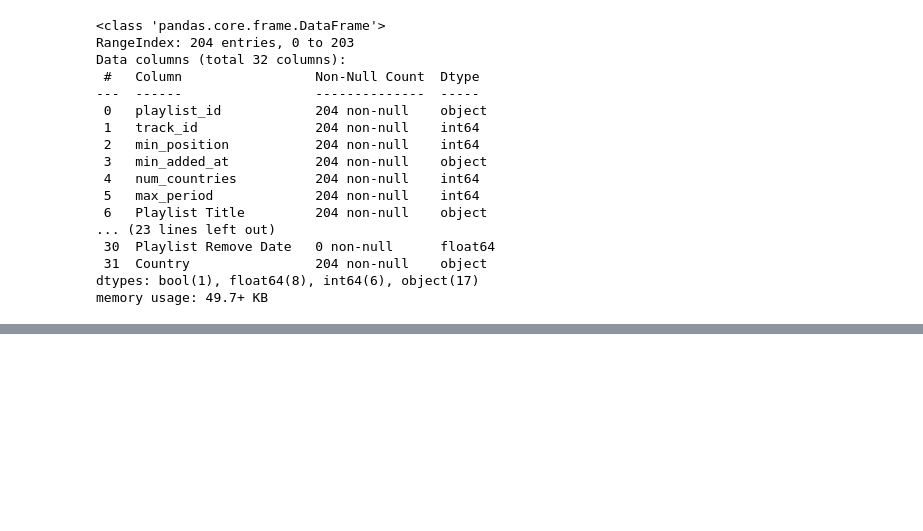
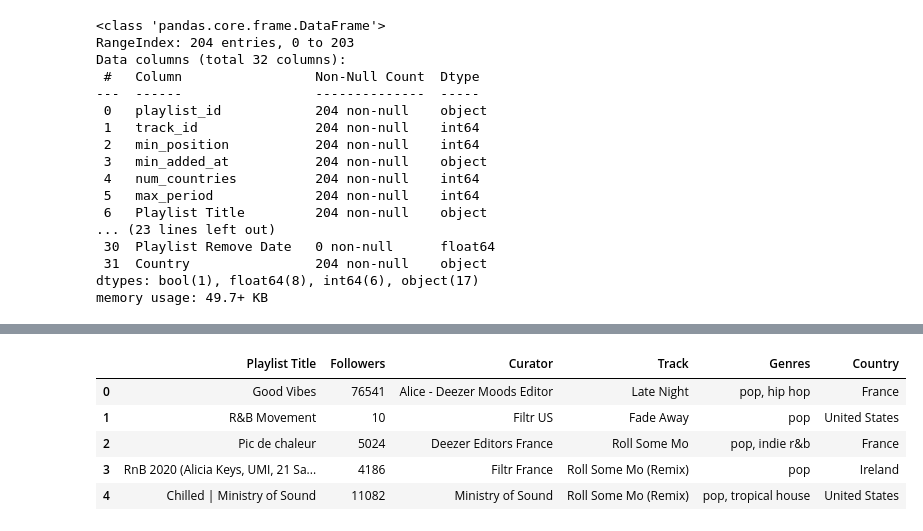
Before and after one commit to raklives/personal-projects, a Jupyter notebook: playlists.ipynb, the cells around one changed output, grey strips where cells are left out. Cells and saved outputs as stored; diff of their text form; code cells hidden in the pictures; blank space fills up the shorter version.

```diff
--- a/playlists.ipynb
+++ b/playlists.ipynb
@@ -116,0 +168,13 @@ bi_filtered.head(10)
+# %%
+# creating new daye_deezer_filtered dataframe
+daye_deezer_filtered = daye_deezer[['Playlist Title', 'Followers',
+                                    'Curator', 'Track', 'Genres', 'Country']]
+
+daye_deezer_filtered.head()
+# %% [output]
+|  | Playlist Title | Followers | Curator | Track | Genres | Country |
+| 0 | Good Vibes | 76541 | Alice - Deezer Moods Editor | Late Night | pop, hip hop | France |
+| 1 | R&B Movement | 10 | Filtr US | Fade Away | pop | United States |
+| 2 | Pic de chaleur | 5024 | Deezer Editors France | Roll Some Mo | pop, indie r&b | France |
+| 3 | RnB 2020 (Alicia Keys, UMI, 21 Sa... | 4186 | Filtr France | Roll Some Mo (Remix) | pop | Ireland |
+| 4 | Chilled | Ministry of Sound | 11082 | Ministry of Sound | Roll Some Mo (Remix) | pop, tropical house | United States |
```
Also changed, not shown: parts of 13 cells of this notebook.
